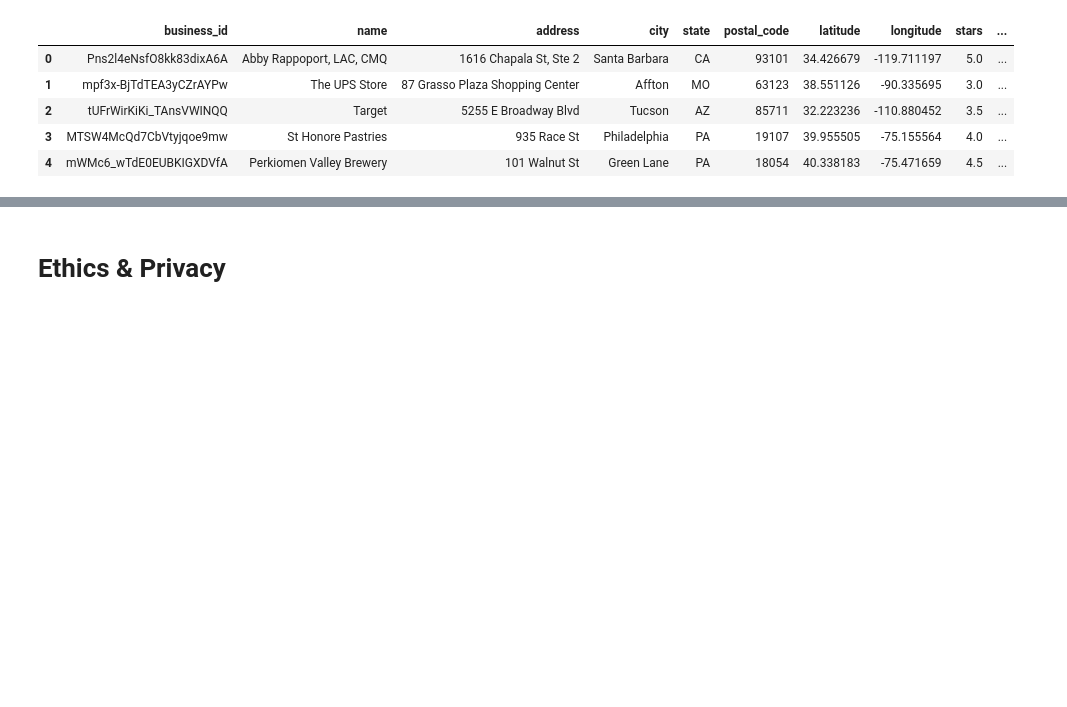
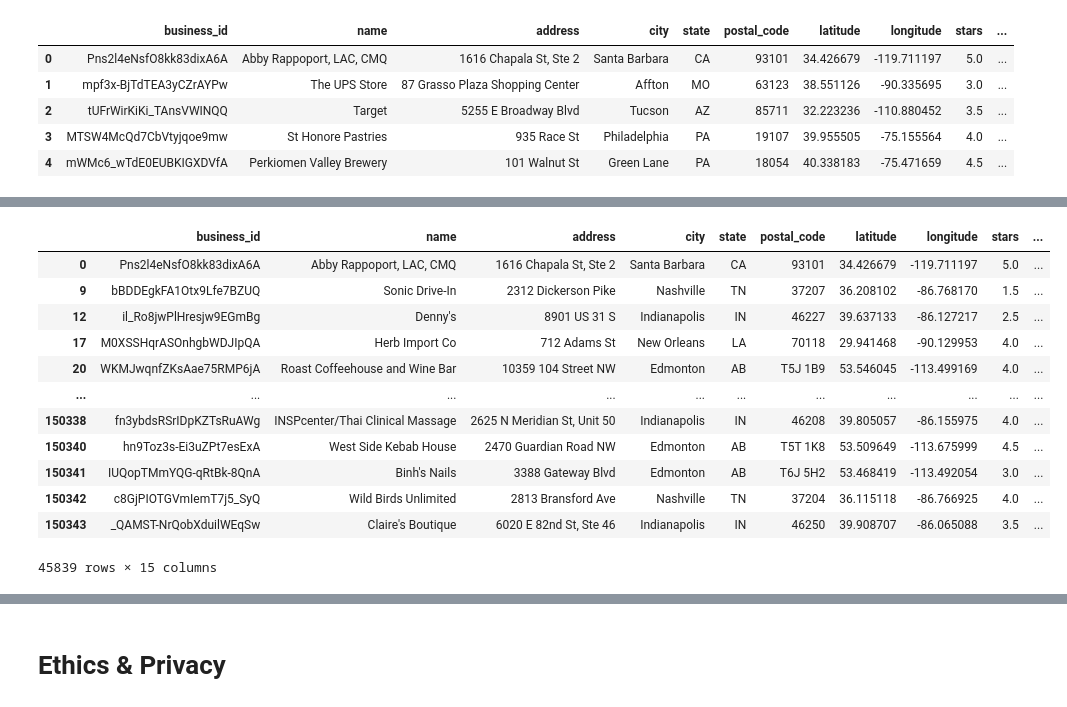
Before and after one commit to rabihzsiddiqui/Restaurant_Rating_Analysis, a Jupyter notebook: DataCheckpoint_Group025_WI24.ipynb, the cells around one changed output, grey strips where cells are left out. Saved outputs shown, nothing was run; the diff lists cells and outputs as text; code cells hidden in the pictures; blank space fills up the shorter version.

```diff
--- a/DataCheckpoint_Group025_WI24.ipynb
+++ b/DataCheckpoint_Group025_WI24.ipynb
@@ -124,0 +143,3 @@ universities
+# %%
+business = business[business['city'].isin(['Philidelphia', 'Tuscon', 'Tampa', 'Indianapolis', 'Nashville',
+       'New Orleans', 'Reno', 'Edmonton', 'St. Louis', 'Santa Barbara'])]
@@ -124,0 +148,54 @@ universities
+# %%
+# this is a lat long distance calculator from https://community.esri.com/t5/coordinate-reference-systems-blog/distance-on-a-sphere-the-haversine-formula/ba-p/902128#:~:text=All%20of%20these%20can%20be,longitude%20of%20the%20two%20points
+
+def haversine(coord1, coord2):
+    import math
+
+    # Coordinates in decimal degrees (e.g. 2.89078, 12.79797)
+    lon1, lat1 = coord1
+    lon2, lat2 = coord2
+
+    R = 6371000  # radius of Earth in meters
+    phi_1 = math.radians(lat1)
+    phi_2 = math.radians(lat2)
+
+    delta_phi = math.radians(lat2 - lat1)
+    delta_lambda = math.radians(lon2 - lon1)
+
+    a = math.sin(delta_phi / 2.0)**2 + math.cos(phi_1) * math.cos(phi_2) * math.sin(delta_lambda / 2.0)**2
+
+    c = 2 * math.atan2(math.sqrt(a), math.sqrt(1 - a))
+
+    meters = R * c  # output distance in meters
+    km = meters / 1000.0  # output distance in kilometers
+
+    meters = round(meters, 3)
+    km = round(km, 3)
+
+
+#     print(f"Distance: {meters} m")
+#     print(f"Distance: {km} km‍‍‍‍‍‍‍‍‍‍‍‍‍‍‍‍‍‍‍‍‍‍‍‍‍‍‍‍‍‍‍‍‍‍‍‍‍‍‍‍‍‍‍‍‍‍‍‍‍‍‍‍‍‍‍‍‍‍‍‍‍‍‍‍‍‍‍‍‍‍‍‍‍‍‍‍‍‍‍‍‍‍‍‍‍‍‍‍‍‍‍‍‍‍‍‍‍‍‍‍‍‍‍‍‍‍‍‍‍‍‍‍‍‍‍‍‍‍‍‍‍‍‍‍‍‍‍‍‍‍‍‍‍‍‍‍‍‍‍‍‍‍‍‍‍‍‍‍‍‍‍‍‍‍‍‍‍‍‍‍‍‍‍‍‍‍‍‍‍‍‍‍‍‍‍‍‍‍‍‍‍‍‍‍‍‍‍‍‍‍‍‍‍‍‍‍‍‍‍‍‍‍‍‍‍‍‍‍‍‍‍‍‍‍‍‍‍‍‍‍‍‍‍‍‍‍‍‍‍‍‍‍‍‍‍‍‍‍‍‍‍‍‍‍‍‍‍‍‍‍‍‍‍‍‍‍‍‍‍‍‍‍‍‍‍‍‍‍‍‍‍‍‍‍‍‍‍‍‍‍‍‍‍‍‍‍‍‍‍‍‍‍‍‍‍‍‍‍‍‍‍‍‍‍‍‍‍‍‍‍‍")
+    return km
+# %%
+def calc_distance(df):
+    new_df = df.copy()
+    lat, long = universities.loc[df['city'], ['Latitude', 'Longitude']]
+    lat1, long1 = df[['latitude', 'longitude']]
+    # threshold 10 km
+    new_df['close_to_university'] = haversine((lat, long), (lat1, long1)) < 10
+    return new_df
+business.apply(calc_distance, axis=1)
+# %% [output]
+|  | business_id | name | address | city | state | postal_code | latitude | longitude | stars | ... |
+| 0 | Pns2l4eNsfO8kk83dixA6A | Abby Rappoport, LAC, CMQ | 1616 Chapala St, Ste 2 | Santa Barbara | CA | 93101 | 34.426679 | -119.711197 | 5.0 | ... |
+| 9 | bBDDEgkFA1Otx9Lfe7BZUQ | Sonic Drive-In | 2312 Dickerson Pike | Nashville | TN | 37207 | 36.208102 | -86.768170 | 1.5 | ... |
+| 12 | il_Ro8jwPlHresjw9EGmBg | Denny's | 8901 US 31 S | Indianapolis | IN | 46227 | 39.637133 | -86.127217 | 2.5 | ... |
+| 17 | M0XSSHqrASOnhgbWDJIpQA | Herb Import Co | 712 Adams St | New Orleans | LA | 70118 | 29.941468 | -90.129953 | 4.0 | ... |
+| 20 | WKMJwqnfZKsAae75RMP6jA | Roast Coffeehouse and Wine Bar | 10359 104 Street NW | Edmonton | AB | T5J 1B9 | 53.546045 | -113.499169 | 4.0 | ... |
+| ... | ... | ... | ... | ... | ... | ... | ... | ... | ... | ... |
+| 150338 | fn3ybdsRSrIDpKZTsRuAWg | INSPcenter/Thai Clinical Massage | 2625 N Meridian St, Unit 50 | Indianapolis | IN | 46208 | 39.805057 | -86.155975 | 4.0 | ... |
+| 150340 | hn9Toz3s-Ei3uZPt7esExA | West Side Kebab House | 2470 Guardian Road NW | Edmonton | AB | T5T 1K8 | 53.509649 | -113.675999 | 4.5 | ... |
+| 150341 | IUQopTMmYQG-qRtBk-8QnA | Binh's Nails | 3388 Gateway Blvd | Edmonton | AB | T6J 5H2 | 53.468419 | -113.492054 | 3.0 | ... |
+| 150342 | c8GjPIOTGVmIemT7j5_SyQ | Wild Birds Unlimited | 2813 Bransford Ave | Nashville | TN | 37204 | 36.115118 | -86.766925 | 4.0 | ... |
+| 150343 | _QAMST-NrQobXduilWEqSw | Claire's Boutique | 6020 E 82nd St, Ste 46 | Indianapolis | IN | 46250 | 39.908707 | -86.065088 | 3.5 | ... |
+45839 rows × 15 columns
```
Also changed, not shown: parts of 24 cells of this notebook.
